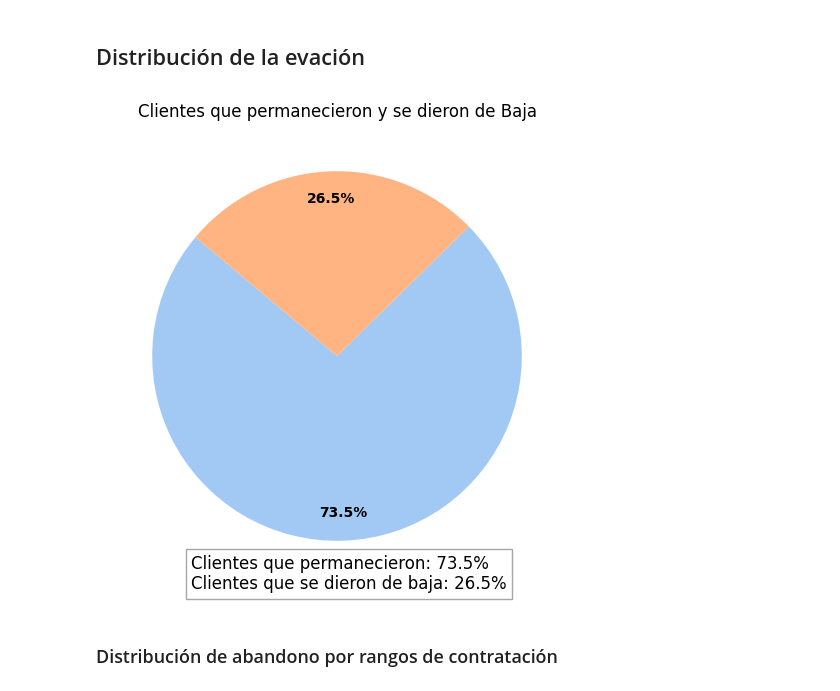
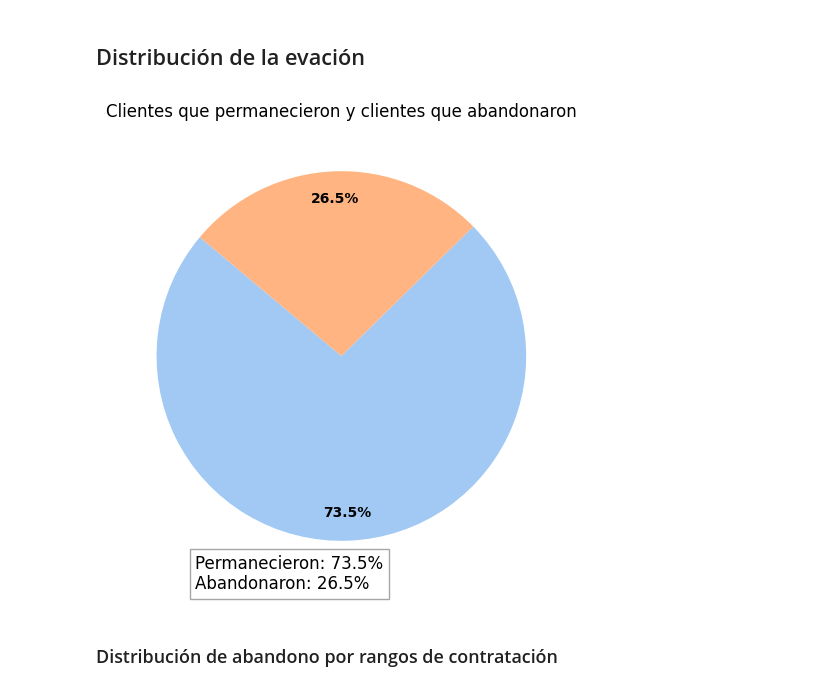
Before and after one commit to anasayago/challenge2-data-science-latam, a Jupyter notebook: TelecomX_LATAM_AnaSayago.ipynb, the cells around one changed output. Cells and saved outputs as stored; diff of their text form; code cells hidden in the pictures.

```diff
--- a/TelecomX_LATAM_AnaSayago.ipynb
+++ b/TelecomX_LATAM_AnaSayago.ipynb
@@ -354,36 +354,36 @@ Duración promedio 32.37 meses, con una desviación estándar de 24.56 meses.
 # %%
 import matplotlib.pyplot as plt
 import seaborn as sns
 
 abandono_counts = df['Abandono'].value_counts()
 colors = sns.color_palette("pastel", 2)
 
 # Gráfico de pastel
 plt.figure(figsize=(8, 6))
 wedges, texts, autotexts = plt.pie(abandono_counts, autopct='%1.1f%%', startangle=140, colors=colors, pctdistance=0.85)
 # Personalizar el gráfico
 for autotext in autotexts:
     autotext.set_color('black')
     autotext.set_weight('bold')
 
 #decripcion de las categorias
 plt.gcf().text(
     0.33, 0.10,
-    'Clientes que permanecieron: {:.1f}%\nClientes que se dieron de baja: {:.1f}%'.format(
+    'Permanecieron: {:.1f}%\nAbandonaron: {:.1f}%'.format(
         abandono_counts[0] / abandono_counts.sum() * 100,
         abandono_counts[1] / abandono_counts.sum() * 100
     ),
     fontsize=12,
     ha='left',
     va='bottom',
     bbox=dict(facecolor='white', alpha=0.7, edgecolor='gray')
 )
 
-plt.title('Clientes que permanecieron y se dieron de Baja')
+plt.title('Clientes que permanecieron y clientes que abandonaron')
 plt.ylabel('')
 plt.show()
 # %% [output]
-[figure, old version]
+[figure, new version]
 # %% [markdown]
 ### Distribución de abandono por rangos de contratación
 # %%
```
Also changed, not shown: parts of 11 cells of this notebook.
